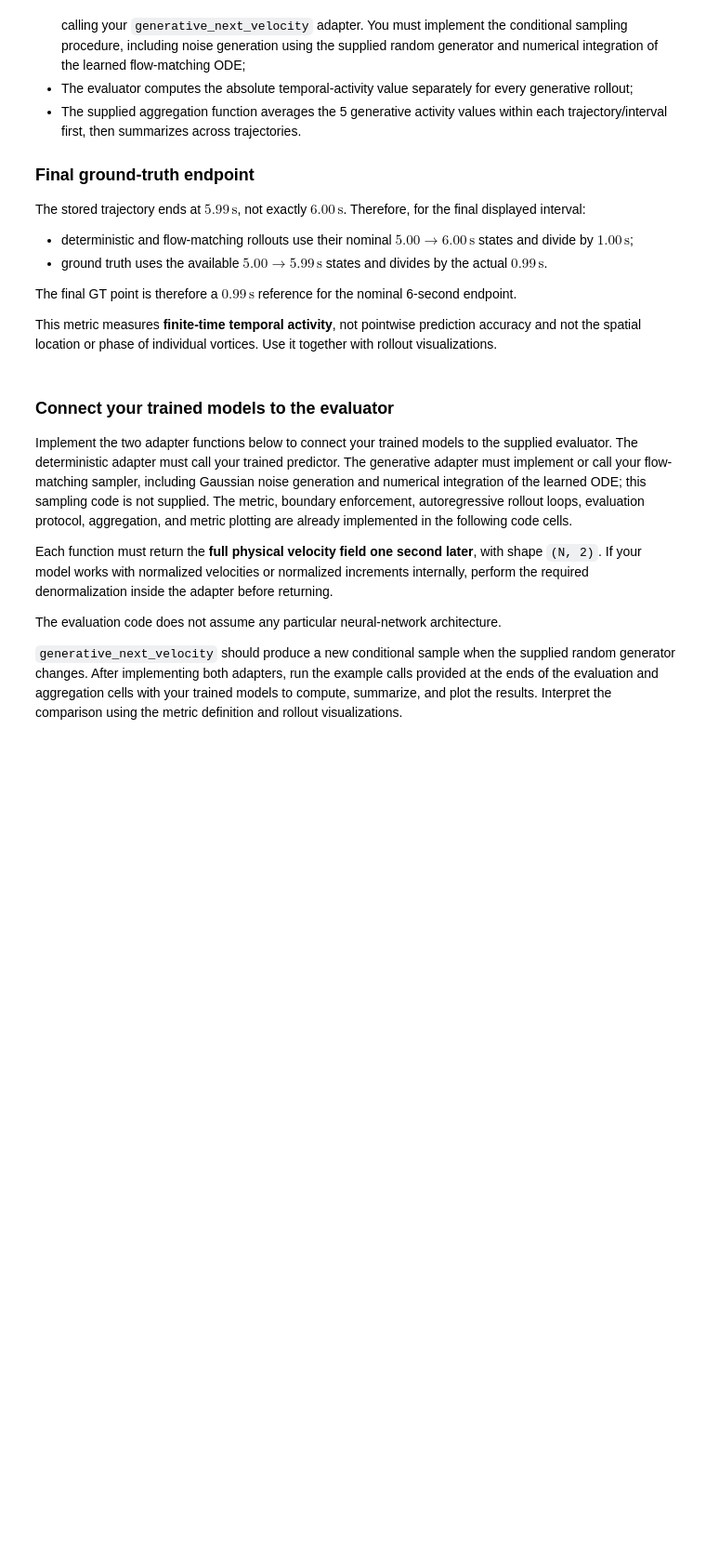
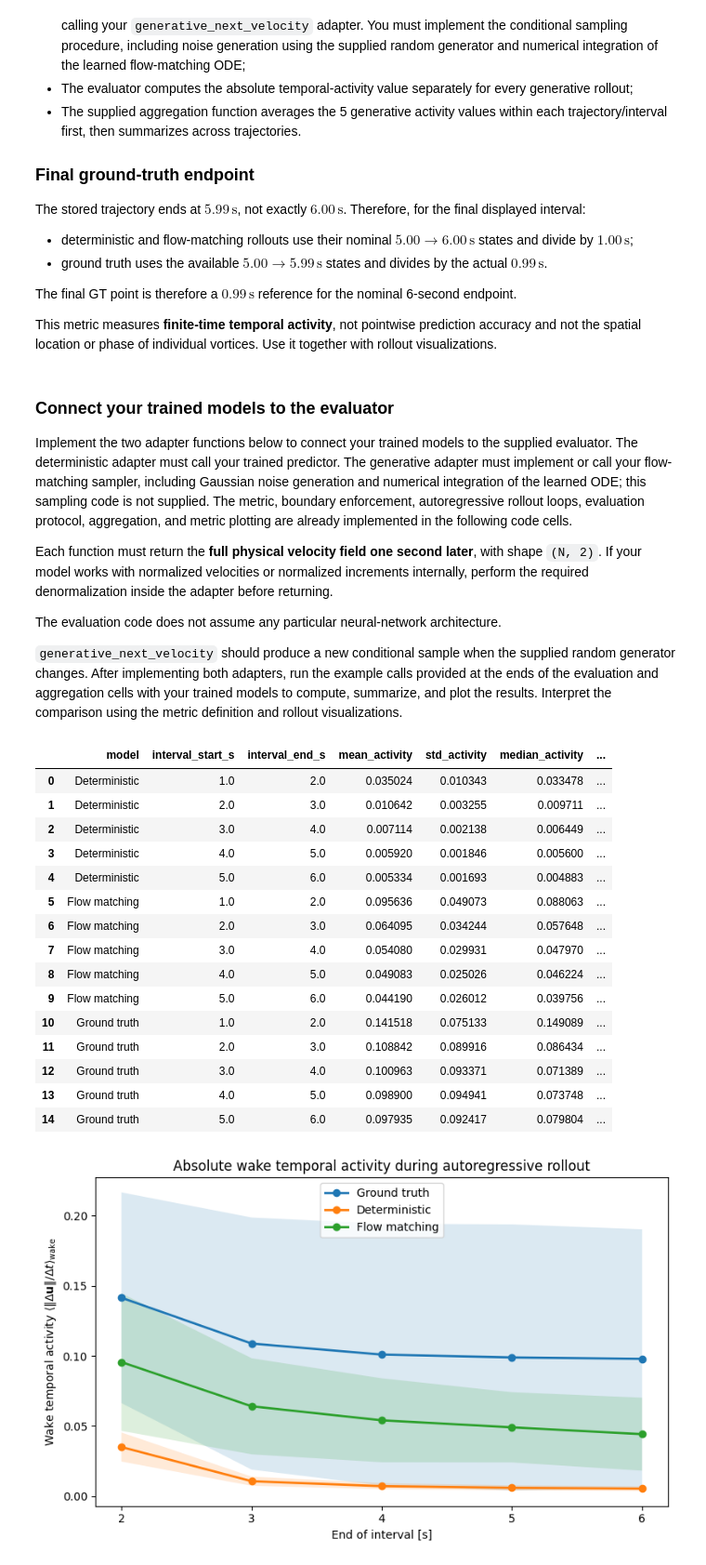
Before and after one commit to sujitha3924/ml4sci-2026, a Jupyter notebook: assignments/Assignment_2_part_1.ipynb, the cells around one changed output. Shown at 93% size. Cells and saved outputs as stored; diff of their text form; code cells hidden in the pictures; blank space fills up the shorter version.

```diff
--- a/assignments/Assignment_2_part_1.ipynb
+++ b/assignments/Assignment_2_part_1.ipynb
@@ -1533,11 +1578,11 @@ def evaluate_rollout_temporal_activity(
 
 
 # Run after implementing the two model adapter functions above:
-#
-# rollout_activity_raw = evaluate_rollout_temporal_activity(
-#     det_model,
-#     flow_model,
-# )
+
+rollout_activity_raw = evaluate_rollout_temporal_activity(
+    det_model,
+    flow_model,
+)
 # %%
 # ============================================================
 # Aggregate correctly and plot the metric
@@ -1647,37 +1692,55 @@ def plot_rollout_temporal_activity(
                 d["std_activity"],
                 d["mean_activity"]
                 +
                 d["std_activity"],
                 alpha=0.16,
             )
 
     plt.xlabel(
         "End of interval [s]"
     )
 
     plt.ylabel(
         r"Wake temporal activity "
         r"$\langle \|\Delta\mathbf{u}\|/\Delta t\rangle_{\mathrm{wake}}$"
     )
 
     plt.title(
         "Absolute wake temporal activity during autoregressive rollout"
     )
 
     plt.xticks(
         [2, 3, 4, 5, 6]
     )
 
     plt.legend()
     plt.tight_layout()
     plt.show()
 
 
 # Example after evaluation:
-#
-# per_condition, by_time = summarize_rollout_temporal_activity(
-#     rollout_activity_raw
-# )
-#
-# display(by_time)
-# plot_rollout_temporal_activity(by_time)
+
+per_condition, by_time = summarize_rollout_temporal_activity(
+    rollout_activity_raw
+)
+
+display(by_time)
+plot_rollout_temporal_activity(by_time)
+# %% [output]
+|  | model | interval_start_s | interval_end_s | mean_activity | std_activity | median_activity | ... |
+| 0 | Deterministic | 1.0 | 2.0 | 0.035024 | 0.010343 | 0.033478 | ... |
+| 1 | Deterministic | 2.0 | 3.0 | 0.010642 | 0.003255 | 0.009711 | ... |
+| 2 | Deterministic | 3.0 | 4.0 | 0.007114 | 0.002138 | 0.006449 | ... |
+| 3 | Deterministic | 4.0 | 5.0 | 0.005920 | 0.001846 | 0.005600 | ... |
+| 4 | Deterministic | 5.0 | 6.0 | 0.005334 | 0.001693 | 0.004883 | ... |
+| 5 | Flow matching | 1.0 | 2.0 | 0.095636 | 0.049073 | 0.088063 | ... |
+| 6 | Flow matching | 2.0 | 3.0 | 0.064095 | 0.034244 | 0.057648 | ... |
+| 7 | Flow matching | 3.0 | 4.0 | 0.054080 | 0.029931 | 0.047970 | ... |
+| 8 | Flow matching | 4.0 | 5.0 | 0.049083 | 0.025026 | 0.046224 | ... |
+| 9 | Flow matching | 5.0 | 6.0 | 0.044190 | 0.026012 | 0.039756 | ... |
+| 10 | Ground truth | 1.0 | 2.0 | 0.141518 | 0.075133 | 0.149089 | ... |
+| 11 | Ground truth | 2.0 | 3.0 | 0.108842 | 0.089916 | 0.086434 | ... |
+| 12 | Ground truth | 3.0 | 4.0 | 0.100963 | 0.093371 | 0.071389 | ... |
+| 13 | Ground truth | 4.0 | 5.0 | 0.098900 | 0.094941 | 0.073748 | ... |
+| 14 | Ground truth | 5.0 | 6.0 | 0.097935 | 0.092417 | 0.079804 | ... |
+[figure, added]
```
Also changed, not shown: parts of 5 cells of this notebook.
